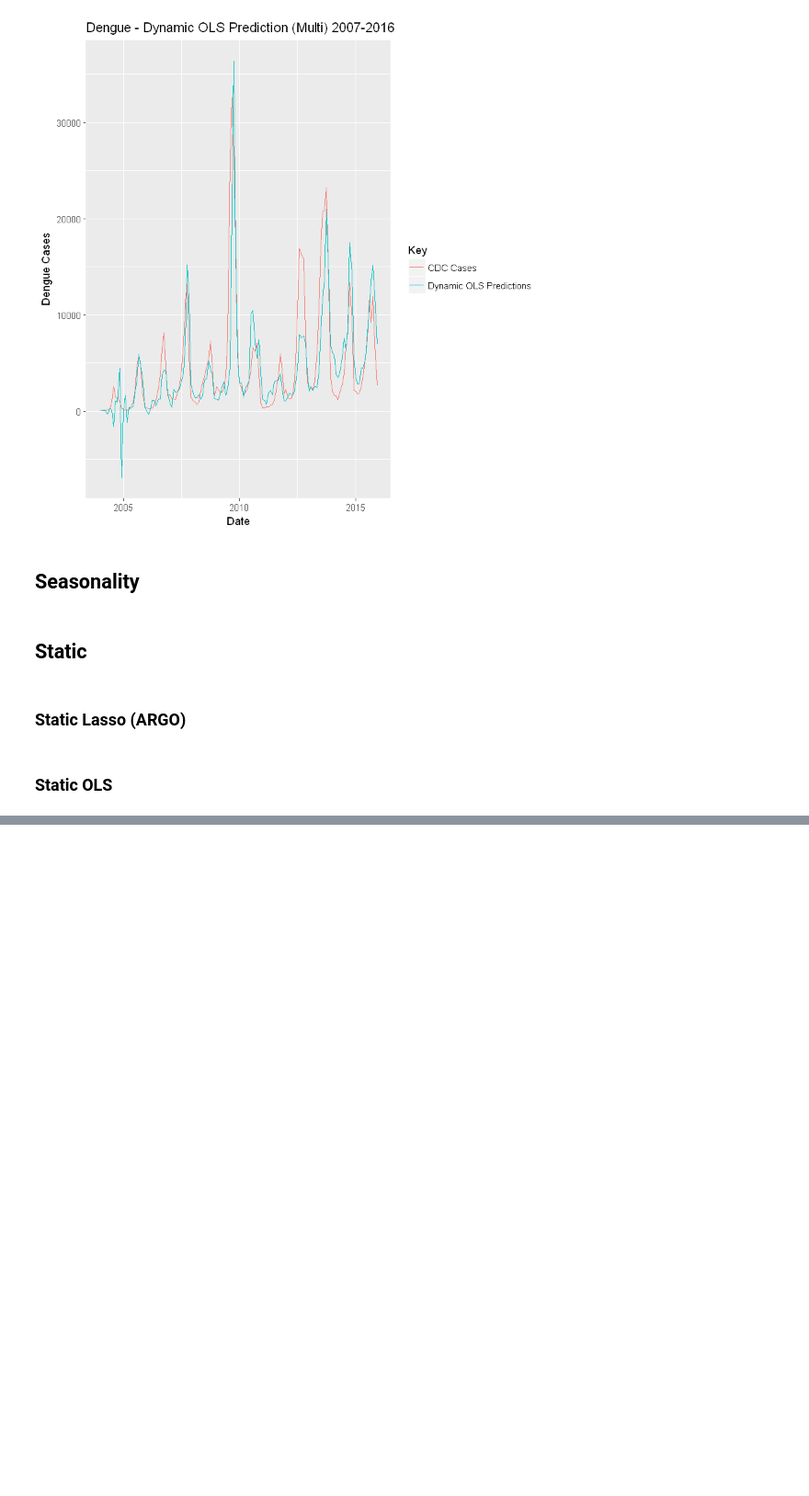
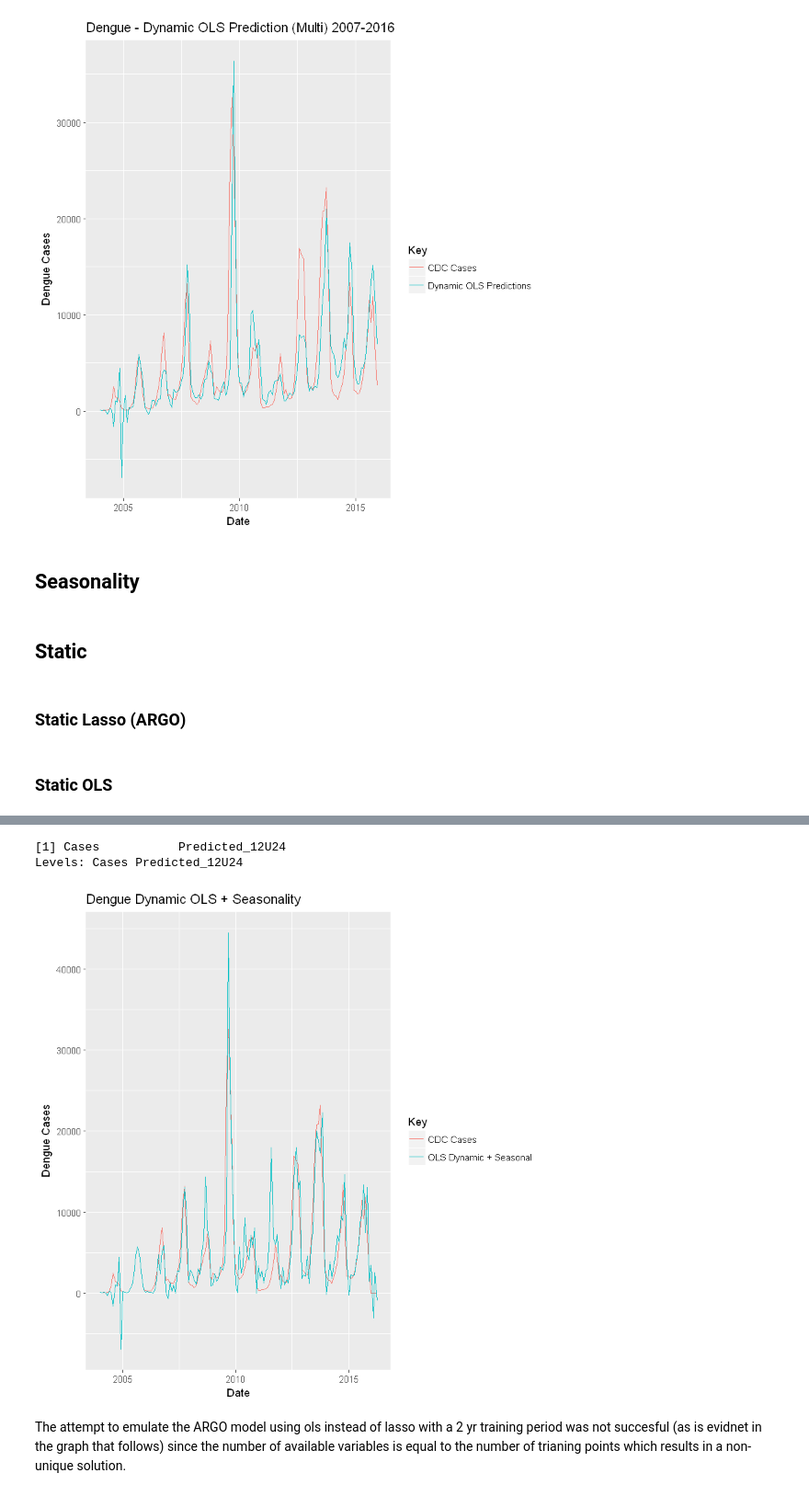
Before and after one commit to karlamejia/Projects, a Jupyter notebook: Dengue Full.ipynb, the cells around one changed output, grey strips where cells are left out. Shown: that part at 92% size. Cells and saved outputs as stored; diff of their text form; code cells hidden in the pictures; blank space fills up the shorter version.

```diff
--- a/Dengue Full.ipynb
+++ b/Dengue Full.ipynb
@@ -526,0 +553,30 @@ NULL
+# %%
+# Dynamic using the data from the entire year prior and from the
+# particular month 2 years prior OLS (~ARGO):
+GB_seasonality$Predicted_12U24 <- 0
+#GB_seasonality[is.na(GB_seasonality$Cases),]$Cases <- 0
+#GB_seasonality[is.na(GB_seasonality$Case_1mo),]$Case_1mo <- 0
+#GB_seasonality[is.na(GB_seasonality$Case_2mo),]$Case_2mo <- 0
+#GB_seasonality[is.na(GB_seasonality$Case_3mo),]$Case_3mo <- 0
+
+for(i in 1:nrow(GB_seasonality)){
+    if(i<=2){
+        GB_seasonality$Predicted_12U24[i] <- GB_seasonality$Cases[i]
+    }
+    if(i>2){
+        # Create training and test sets
+        GB_train <- GB_seasonality[1:i-1,c("dengue", "dengue.dengue.dengue", "el.dengue", "dengue.sintomas", "sintomas.dl.dengue",
+            "dengue.hemorragico", "sintomas.de.dengue", "que.es.dengue", "dengue.clasico", "dengue.mosquito", "Cases",
+            "Case_2yr", "Case_1mo", "Case_2mo", "Case_3mo", "Case_4mo", "Case_5mo", "Case_6mo", "Case_7mo", "Case_8mo",
+            "Case_9mo", "Case_10mo", "Case_11mo", "Case_12mo")]
+        GB_test <- GB_seasonality[i,c("dengue", "dengue.dengue.dengue", "el.dengue", "dengue.sintomas", "sintomas.dl.dengue",
+            "dengue.hemorragico", "sintomas.de.dengue", "que.es.dengue", "dengue.clasico", "dengue.mosquito", "Cases",
+            "Case_2yr", "Case_1mo", "Case_2mo", "Case_3mo", "Case_4mo", "Case_5mo", "Case_6mo", "Case_7mo", "Case_8mo",
+            "Case_9mo", "Case_10mo", "Case_11mo", "Case_12mo")]
+        # Train model
+        dynamic_fit <- glm(Cases~., data=GB_train)
+        # Test model
+        dynamic_pred <- predict(dynamic_fit, GB_test)
+        GB_seasonality$Predicted_12U24[i] <- dynamic_pred
+    }
+}
@@ -526,0 +601,22 @@ NULL
+# %%
+GB_seasonality2 <- GB_seasonality[,c("Date", "Month", "Year", "dengue", "dengue.dengue.dengue", "el.dengue",
+                                     "dengue.sintomas", "sintomas.dl.dengue", "dengue.hemorragico",
+                                     "sintomas.de.dengue", "que.es.dengue", "dengue.clasico", "dengue.mosquito",
+                                     "Cases", "Predicted_12U24")]
+# %%
+GB_long <- melt(GB_seasonality2, id=c("Date", "Month", "Year", "dengue", "dengue.dengue.dengue",
+                               "el.dengue", "dengue.sintomas", "sintomas.dl.dengue",
+                               "dengue.hemorragico", "sintomas.de.dengue", "que.es.dengue",
+                               "dengue.clasico", "dengue.mosquito"))
+unique(GB_long$variable)
+# %% [output]
+[1] Cases           Predicted_12U24
+Levels: Cases Predicted_12U24
+# %%
+ggplot(GB_long, aes(Date, value, col=variable)) + geom_line() +
+    labs(title="Dengue Dynamic OLS + Seasonality", y="Dengue Cases", col="Key") +
+    scale_color_hue(labels=c("CDC Cases", "OLS Dynamic + Seasonal"))
+# %% [output]
+[figure, added]
+# %% [markdown]
+The attempt to emulate the ARGO model using ols instead of lasso with a 2 yr training period was not succesful (as is evidnet in the graph that follows) since the number of available variables is equal to the number of trianing points which results in a non-unique solution.
```
Also changed, not shown: parts of 20 cells of this notebook.
